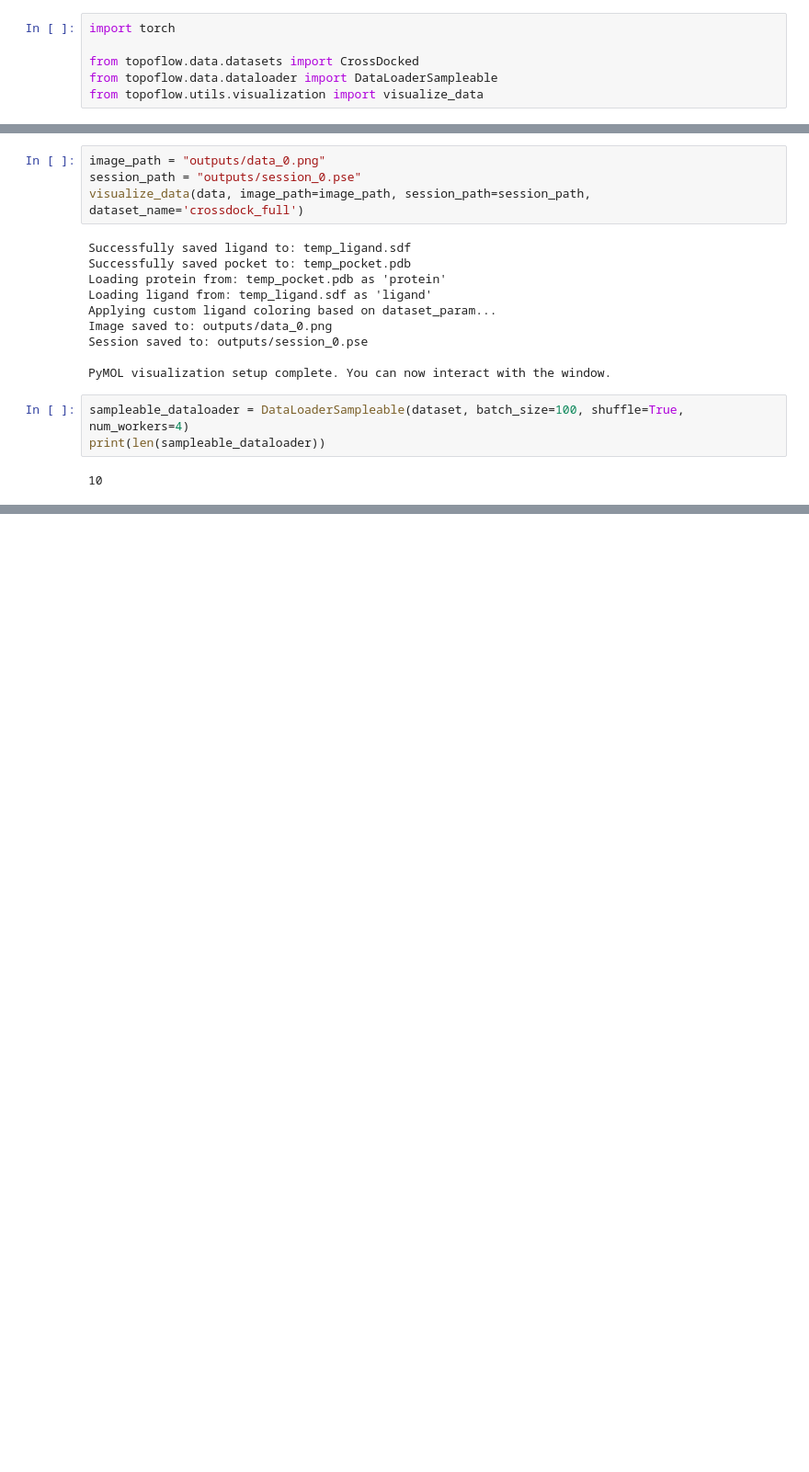
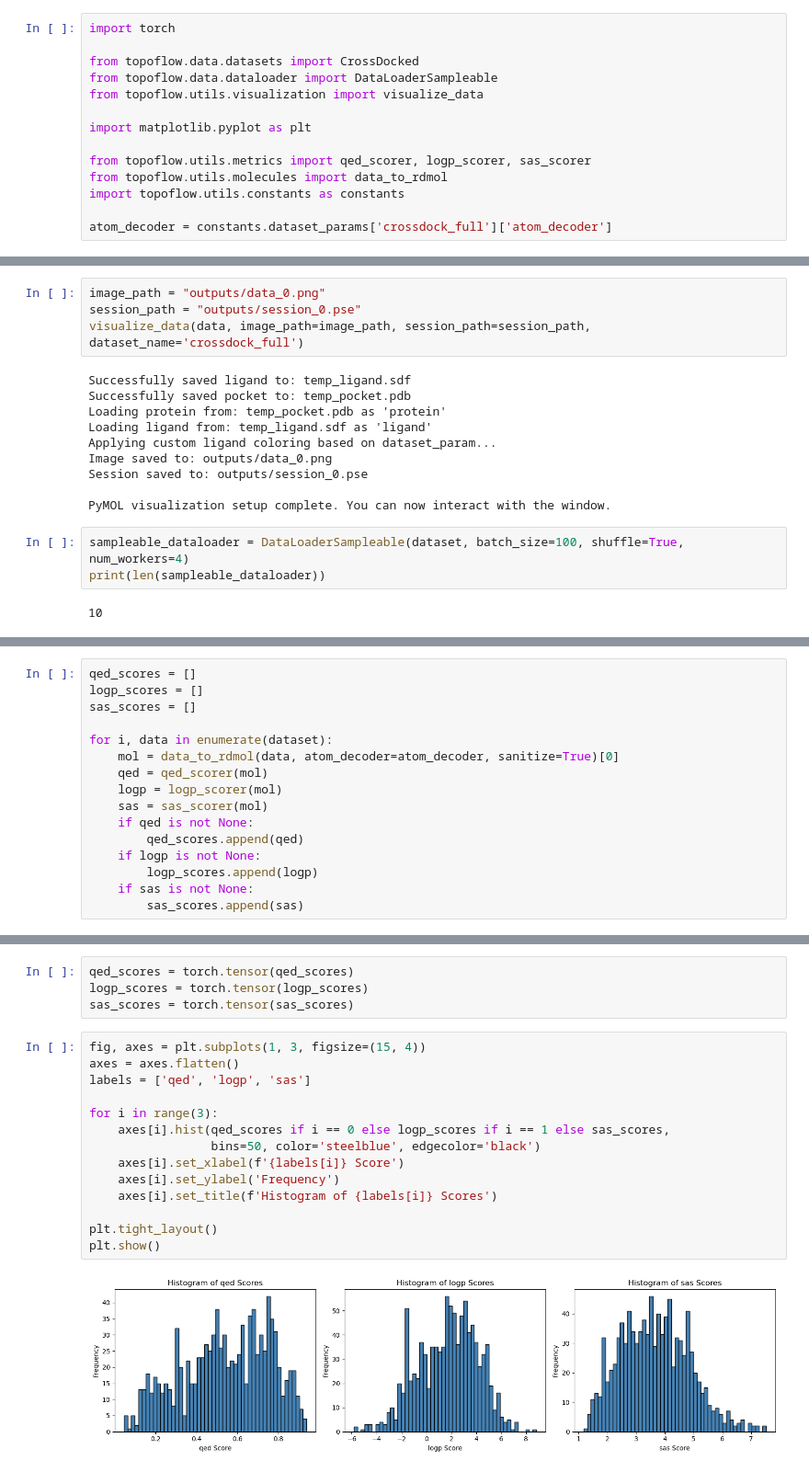
Before and after one commit to Coerulatus/topoFlow, a Jupyter notebook: notebooks/crossdocked.ipynb, the cells around one changed output, grey strips where cells are left out. Shown: that part at 92% size. Drawn from its saved outputs; the diff is of its cells as text; blank space fills up the shorter version.

Commit message:
generation tests, metric dist estim

```diff
--- a/notebooks/crossdocked.ipynb
+++ b/notebooks/crossdocked.ipynb
@@ -7,6 +7,14 @@ import torch
 from topoflow.data.datasets import CrossDocked
 from topoflow.data.dataloader import DataLoaderSampleable
 from topoflow.utils.visualization import visualize_data
+
+import matplotlib.pyplot as plt
+
+from topoflow.utils.metrics import qed_scorer, logp_scorer, sas_scorer
+from topoflow.utils.molecules import data_to_rdmol
+import topoflow.utils.constants as constants
+
+atom_decoder = constants.dataset_params['crossdock_full']['atom_decoder']
 # %%
 dataset = CrossDocked(root='../data/CrossDocked', split='train')
 # %% [output]
@@ -112 +126,17 @@ DataBatch(h_lig=[2307, 11], x_lig=[2307, 3], batch_lig=[2307], h_pocket=[33990,
 tensor(99)
+# %%
+qed_scores = []
+logp_scores = []
+sas_scores = []
+
+for i, data in enumerate(dataset):
+    mol = data_to_rdmol(data, atom_decoder=atom_decoder, sanitize=True)[0]
+    qed = qed_scorer(mol)
+    logp = logp_scorer(mol)
+    sas = sas_scorer(mol)
+    if qed is not None:
+        qed_scores.append(qed)
+    if logp is not None:
+        logp_scores.append(logp)
+    if sas is not None:
+        sas_scores.append(sas)
@@ -112,0 +331,20 @@ tensor(99)
+# %%
+qed_scores = torch.tensor(qed_scores)
+logp_scores = torch.tensor(logp_scores)
+sas_scores = torch.tensor(sas_scores)
+# %%
+fig, axes = plt.subplots(1, 3, figsize=(15, 4))
+axes = axes.flatten()
+labels = ['qed', 'logp', 'sas']
+
+for i in range(3):
+    axes[i].hist(qed_scores if i == 0 else logp_scores if i == 1 else sas_scores,
+                 bins=50, color='steelblue', edgecolor='black')
+    axes[i].set_xlabel(f'{labels[i]} Score')
+    axes[i].set_ylabel('Frequency')
+    axes[i].set_title(f'Histogram of {labels[i]} Scores')
+
+plt.tight_layout()
+plt.show()
+# %% [output]
+[figure, added]
```
Also changed, not shown: parts of 4 cells of this notebook, 14 other files.
